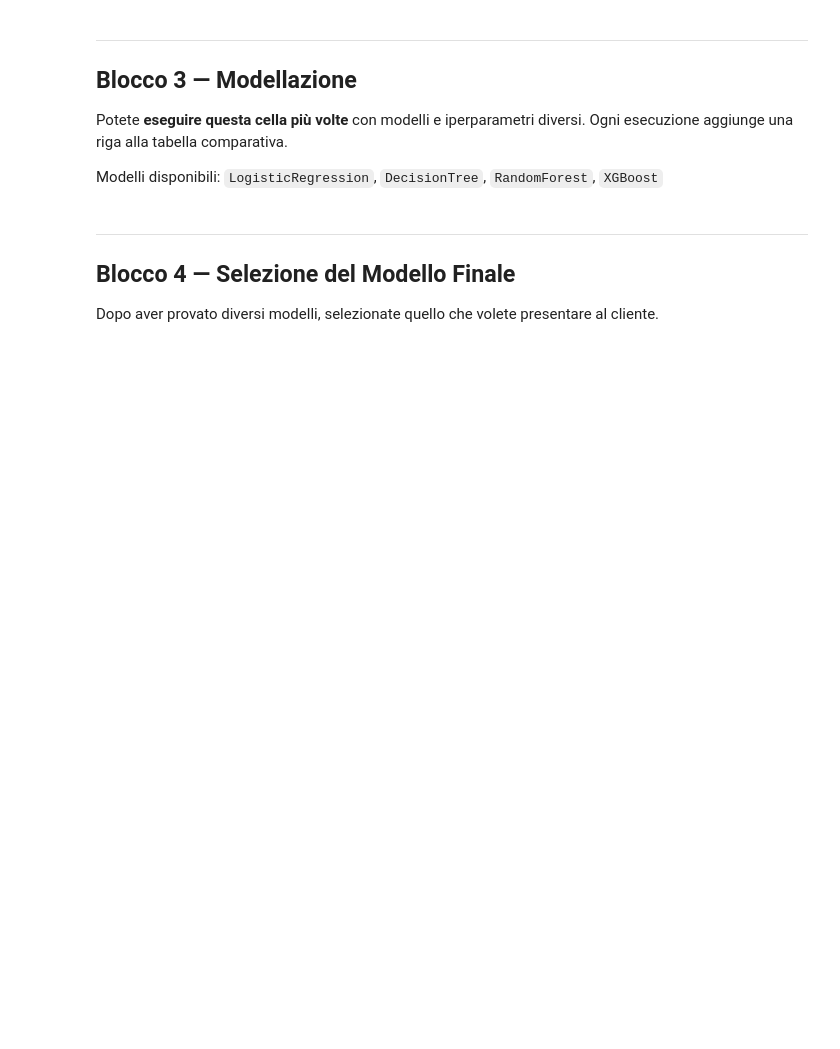
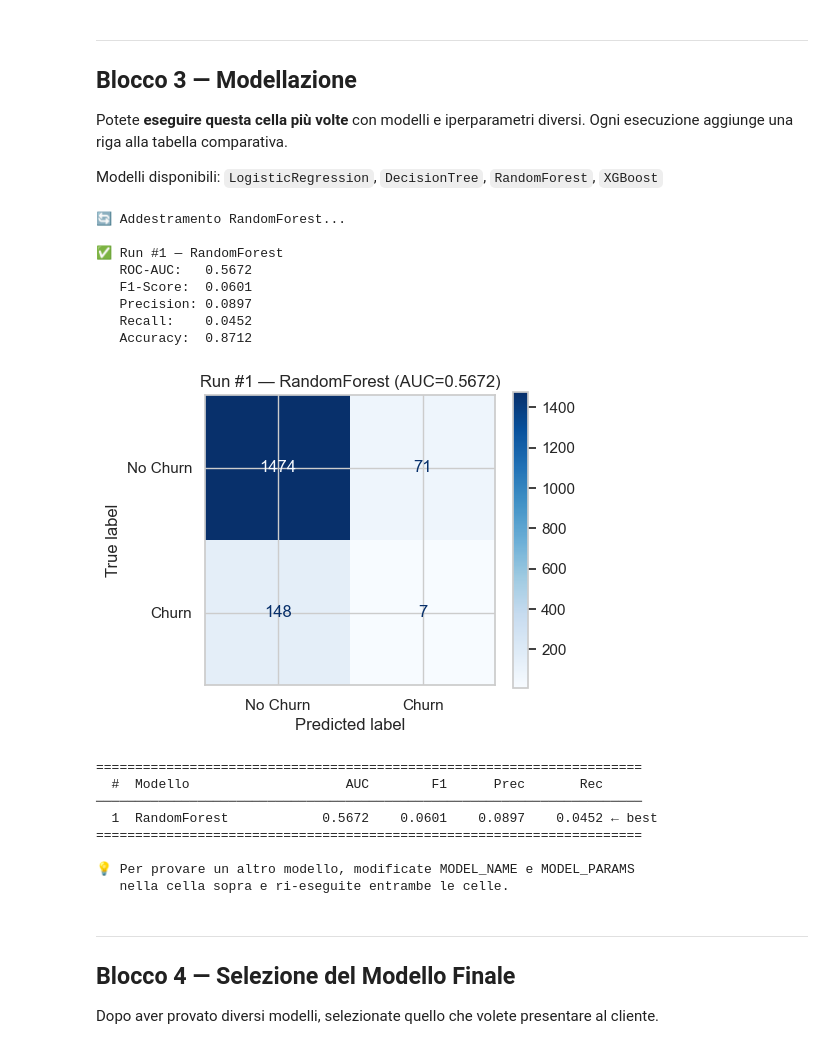
Before and after one commit to ml-lab-federico-ii/machine-learning-lab-2026, a Jupyter notebook: challenge/challenge_notebook.ipynb, the cells around one changed output. Drawn from its saved outputs; the diff is of its cells as text; code cells hidden in the pictures; blank space fills up the shorter version.

```diff
--- a/challenge/challenge_notebook.ipynb
+++ b/challenge/challenge_notebook.ipynb
@@ -492,35 +540,52 @@ result = {
 }
 _report_data["model_results"].append(result)
 
 # Stampa risultati
 run_n = len(_report_data["model_results"])
 print(f"\n✅ Run #{run_n} — {MODEL_NAME}")
 print(f"   ROC-AUC:   {auc:.4f}")
 print(f"   F1-Score:  {f1:.4f}")
 print(f"   Precision: {prec:.4f}")
 print(f"   Recall:    {rec:.4f}")
 print(f"   Accuracy:  {acc:.4f}")
 
 # Confusion Matrix
-fig_cm, ax_cm = plt.subplots(figsize=(5, 4))
+fig_cm, ax_cm = plt.subplots(figsize=(6, 5))
 ConfusionMatrixDisplay.from_predictions(
     y_val, y_pred_val, display_labels=["No Churn", "Churn"],
     cmap="Blues", ax=ax_cm)
 ax_cm.set_title(f"Run #{run_n} — {MODEL_NAME} (AUC={auc:.4f})")
 plt.tight_layout()
 plt.show()
 
 # Tabella cumulativa
 print(f"\n{'='*70}")
 print(f"{'#':>3s}  {'Modello':<20s}  {'AUC':>8s}  {'F1':>8s}  {'Prec':>8s}  {'Rec':>8s}")
 print(f"{'─'*70}")
 for i, r in enumerate(_report_data["model_results"]):
     marker = " ← best" if r["auc"] == max(rr["auc"] for rr in _report_data["model_results"]) else ""
     print(f"{i+1:>3d}  {r['model_name']:<20s}  {r['auc']:8.4f}  {r['f1']:8.4f}  "
           f"{r['precision']:8.4f}  {r['recall']:8.4f}{marker}")
 print(f"{'='*70}")
 print(f"\n💡 Per provare un altro modello, modificate MODEL_NAME e MODEL_PARAMS")
-print(f"   nella cella sopra e ri-eseguite entrambe le celle.")
+# %% [output]
+🔄 Addestramento RandomForest...
+
+✅ Run #1 — RandomForest
+   ROC-AUC:   0.5672
+   F1-Score:  0.0601
+   Precision: 0.0897
+   Recall:    0.0452
+   Accuracy:  0.8712
+[figure, added]
+======================================================================
+  #  Modello                    AUC        F1      Prec       Rec
+──────────────────────────────────────────────────────────────────────
+  1  RandomForest            0.5672    0.0601    0.0897    0.0452 ← best
+======================================================================
+
+💡 Per provare un altro modello, modificate MODEL_NAME e MODEL_PARAMS
+   nella cella sopra e ri-eseguite entrambe le celle.
 # %% [markdown]
 ---
 ## Blocco 4 — Selezione del Modello Finale
```
Also changed, not shown: parts of 15 cells of this notebook, 2 other files.
